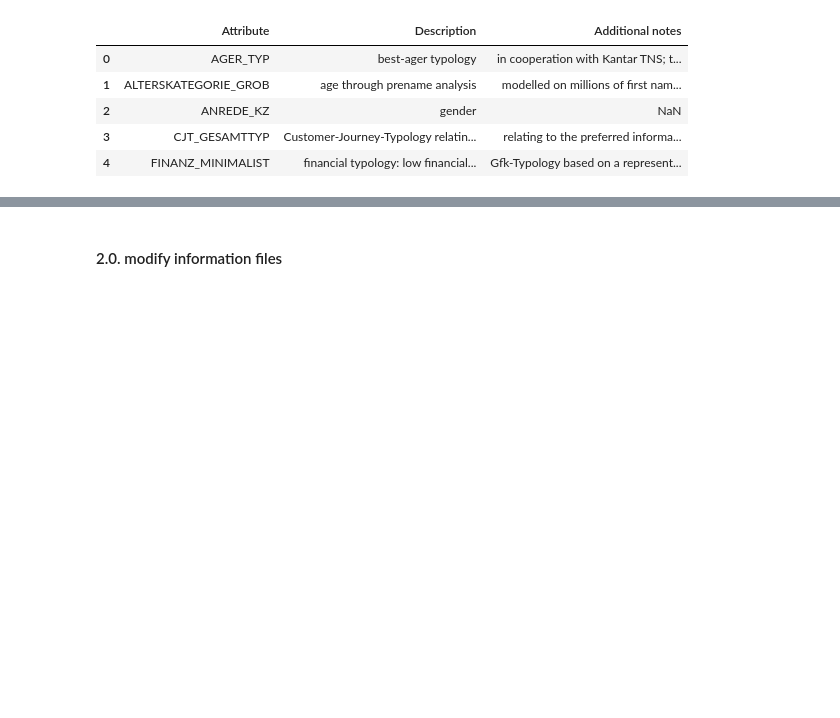
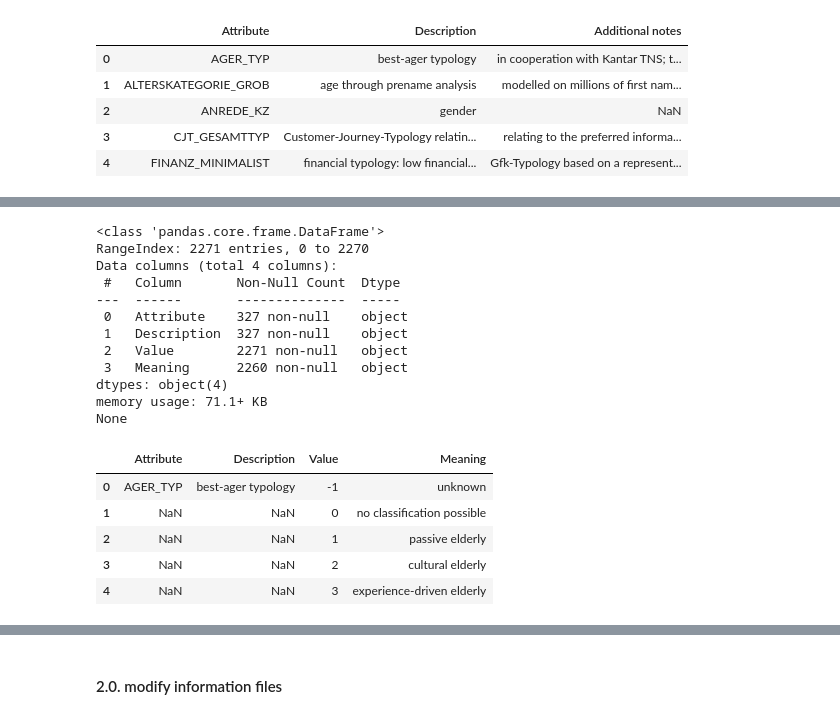
Before and after one commit to jaeyoun-chang/u_city_capstone, a Jupyter notebook: Arvato Project Workbook.ipynb, the cells around one changed output, grey strips where cells are left out. Saved outputs shown, nothing was run; the diff lists cells and outputs as text; code cells hidden in the pictures; blank space fills up the shorter version.

```diff
--- a/Arvato Project Workbook.ipynb
+++ b/Arvato Project Workbook.ipynb
@@ -481,0 +524,41 @@ None
+# %%
+'''
+to 2258 rows of Attribute in df_attr, add 13 values exclusively in df_info,
+and remove 52 values exclusively in information files
+'''
+
+df_attr_mg = df_attr.copy()
+df_info_excl = df_info[df_info.Attribute.isin(info_excl)][['Attribute', 'Description']].copy()
+df_info_excl['Value'] = 'form df_info'
+df_info_excl['Meaning'] = 'form df_info'
+
+df_attr_mg = pd.concat(
+    [df_attr_mg, df_info_excl],
+    ignore_index  = True,
+    axis = 0
+    )
+# df_info_mg = df_info_mg.drop_duplicates()
+
+# df_info_mg = df_info_mg[~(df_info_mg.Attribute.isin(infofile_excl))]
+
+print(df_attr_mg.info())
+df_attr_mg.head()
+# %% [output]
+<class 'pandas.core.frame.DataFrame'>
+RangeIndex: 2271 entries, 0 to 2270
+Data columns (total 4 columns):
+ #   Column       Non-Null Count  Dtype
+---  ------       --------------  -----
+ 0   Attribute    327 non-null    object
+ 1   Description  327 non-null    object
+ 2   Value        2271 non-null   object
+ 3   Meaning      2260 non-null   object
+dtypes: object(4)
+memory usage: 71.1+ KB
+None
+|  | Attribute | Description | Value | Meaning |
+| 0 | AGER_TYP | best-ager typology | -1 | unknown |
+| 1 | NaN | NaN | 0 | no classification possible |
+| 2 | NaN | NaN | 1 | passive elderly |
+| 3 | NaN | NaN | 2 | cultural elderly |
+| 4 | NaN | NaN | 3 | experience-driven elderly |
```
Also changed, not shown: parts of 7 cells of this notebook.
